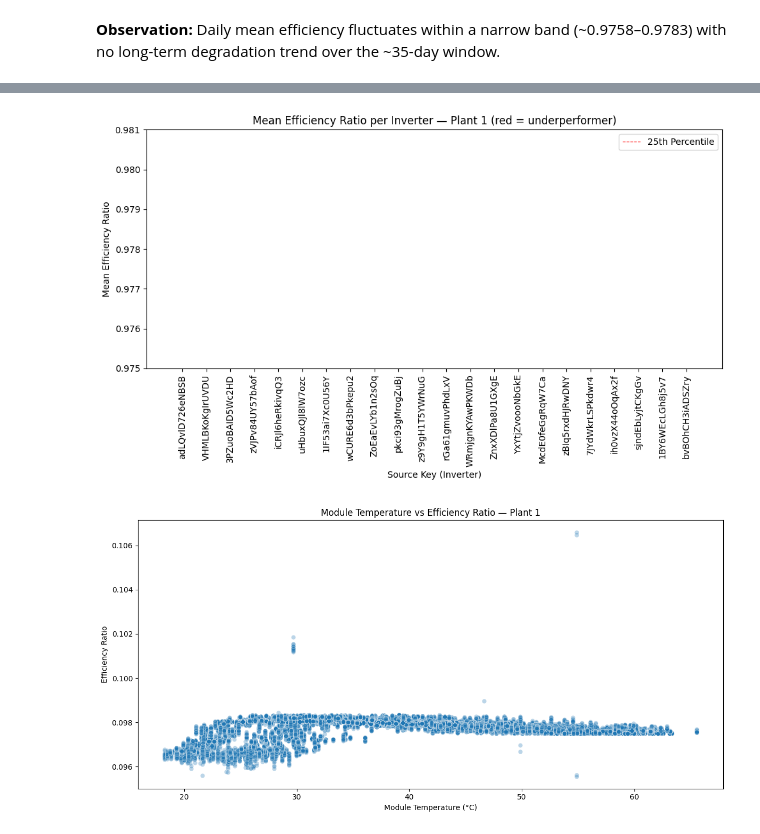
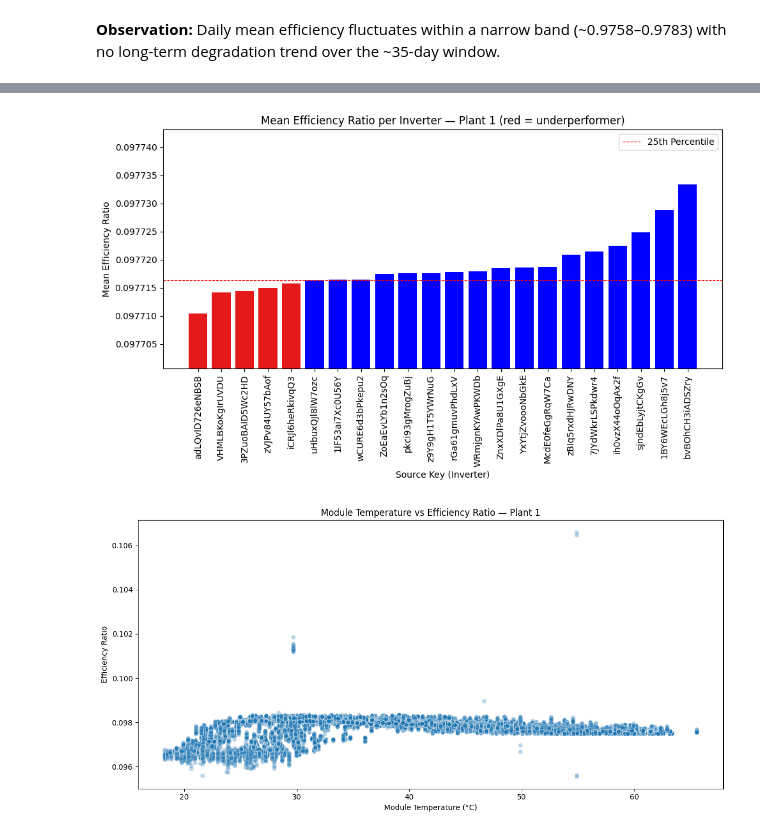
Before and after one commit to Sid11176/Machine_Learning_Output, a Jupyter notebook: SolarAnomalyDetection_IsolationForestModel1/notebooks/phase1_analysis.ipynb, the cells around one changed output, grey strips where cells are left out. Cells and saved outputs as stored; diff of their text form; code cells hidden in the pictures.

```diff
--- a/SolarAnomalyDetection_IsolationForestModel1/notebooks/phase1_analysis.ipynb
+++ b/SolarAnomalyDetection_IsolationForestModel1/notebooks/phase1_analysis.ipynb
@@ -198,20 +198,27 @@ iCRJl6heRkivqQ3  0.097716    0.097838  0.000455             22.7
 # %%
 # Plot 4: Inverter Ranking Bar Chart
 plt.figure(figsize=(10, 6))
+
 colors = ['#E41919' if p <= 25 else 'blue' for p in inverter_stats['PERCENTILE_RANK']]
-plt.bar(inverter_stats.index, inverter_stats['MEAN_EFF'], color=colors)
+
+y_min = inverter_stats['MEAN_EFF'].min() * 0.9999   # ← derive from actual data
+y_max = inverter_stats['MEAN_EFF'].max() * 1.0001   # ← derive from actual data
+
+x = np.arange(len(inverter_stats))
+plt.bar(x, inverter_stats['MEAN_EFF'] - y_min, bottom=y_min, color=colors, width=0.8)
+
 plt.axhline(y=inverter_stats['MEAN_EFF'].quantile(0.25),
             color='red', linestyle='--', linewidth=0.8, label='25th Percentile')
-plt.xticks(rotation=90)
+plt.xticks(x, inverter_stats.index, rotation=90)
 plt.title('Mean Efficiency Ratio per Inverter — Plant 1 (red = underperformer)')
 plt.xlabel('Source Key (Inverter)')
 plt.ylabel('Mean Efficiency Ratio')
-plt.ylim(0.975, 0.981)
+plt.ylim(y_min, y_max)
 plt.tight_layout()
 plt.legend()
 plt.show()
 # %% [output]
-[figure, old version]
+[figure, new version]
 # %%
 # Plot 5: Module Temperature vs Efficiency
 plt.figure(figsize=(12, 6))
```
Also changed, not shown: 1 other file.
